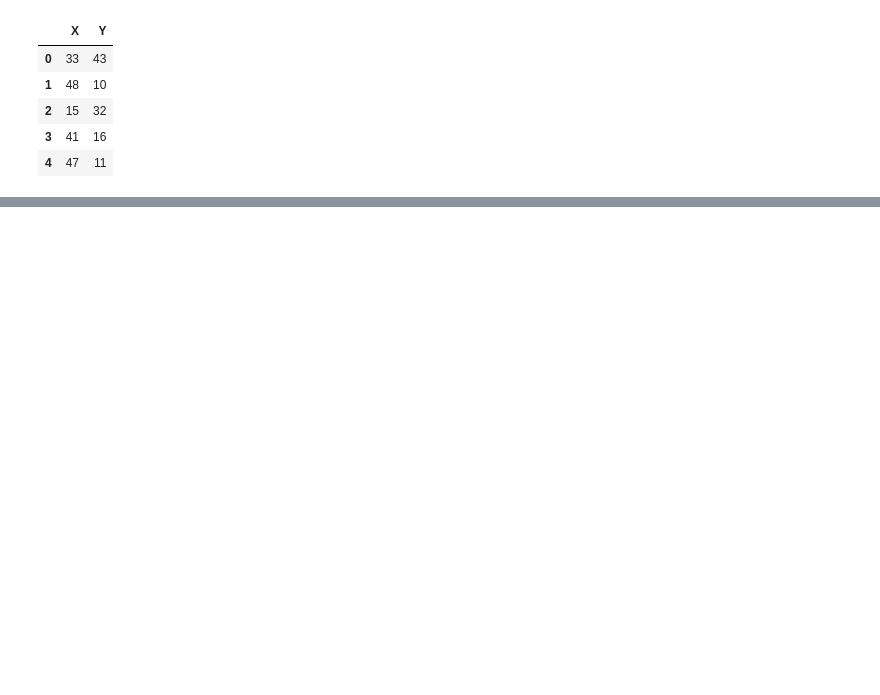
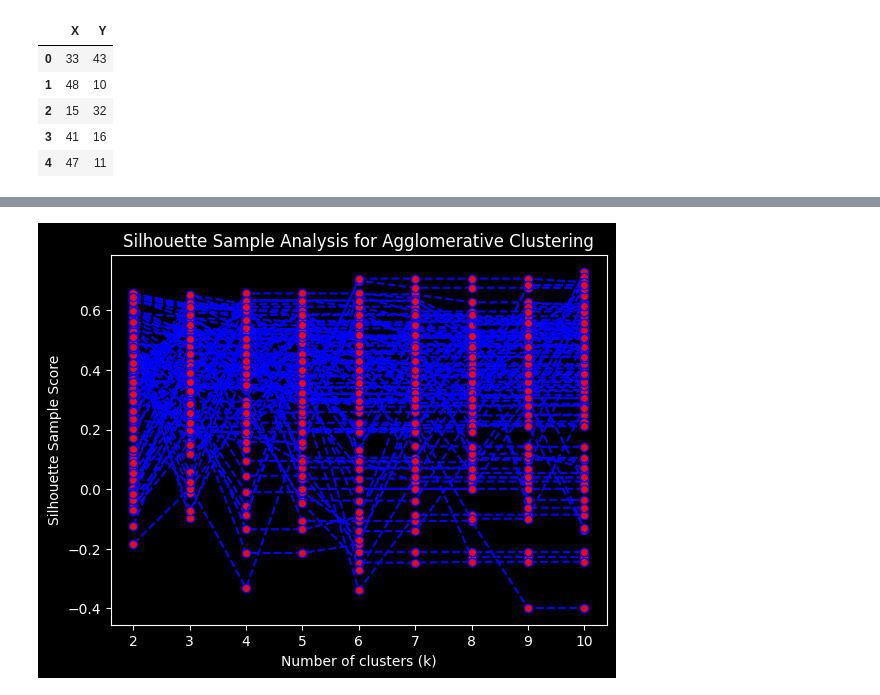
Before and after one commit to debjitpal5040/ML_Algorithms, a Jupyter notebook: Machine Learning Algorithms/Unsupervised Learning/Agglomerative Clustering/Agglomerative_Clustering.ipynb, the cells around one changed output, grey strips where cells are left out. Drawn from its saved outputs; the diff is of its cells as text; code cells hidden in the pictures; blank space fills up the shorter version.

```diff
--- a/Machine Learning Algorithms/Unsupervised Learning/Agglomerative Clustering/Agglomerative_Clustering.ipynb
+++ b/Machine Learning Algorithms/Unsupervised Learning/Agglomerative Clustering/Agglomerative_Clustering.ipynb
@@ -64,0 +85,16 @@ array([1, 2, 0, 2, 2, 1, 1, 1, 1, 0, 1, 1, 0, 0, 1, 1, 1, 2, 1, 0, 1, 1,
+# %%
+plt.plot(
+    range(2, 11),
+    silhouette_s,
+    linestyle="dashed",
+    color="blue",
+    marker="o",
+    markerfacecolor="red",
+)
+plt.xticks(np.arange(2, 11))
+plt.xlabel("Number of clusters (k)")
+plt.ylabel("Silhouette Sample Score")
+plt.title("Silhouette Sample Analysis for Agglomerative Clustering")
+plt.show()
+# %% [output]
+[figure, added]
```
Also changed, not shown: parts of 12 cells of this notebook, 38 other files.
